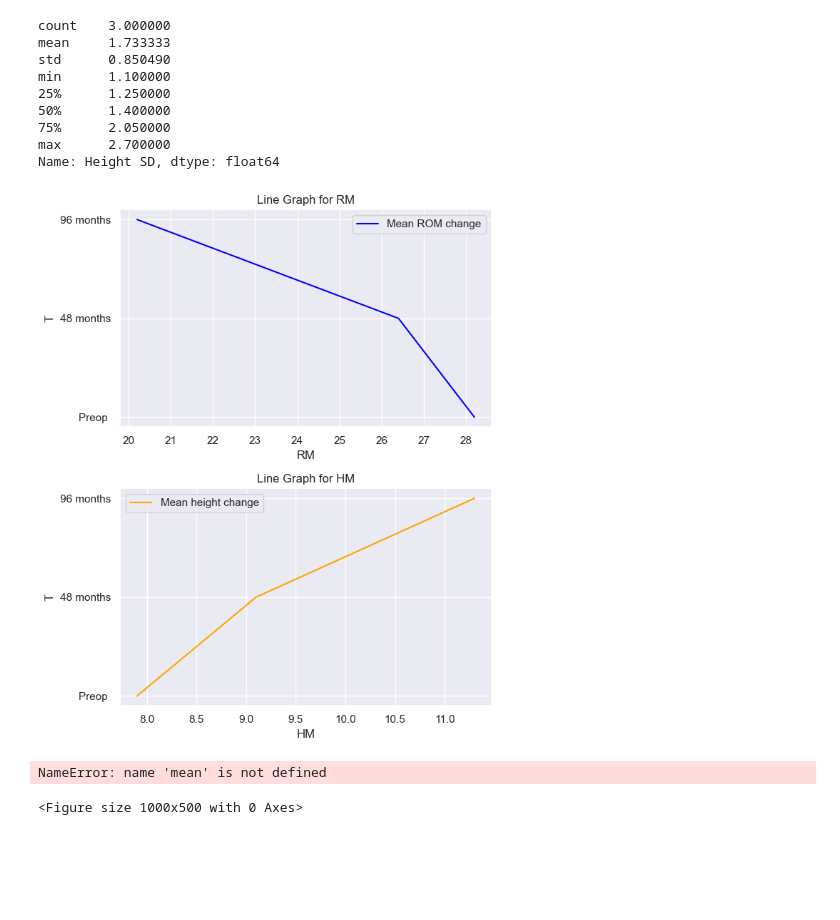
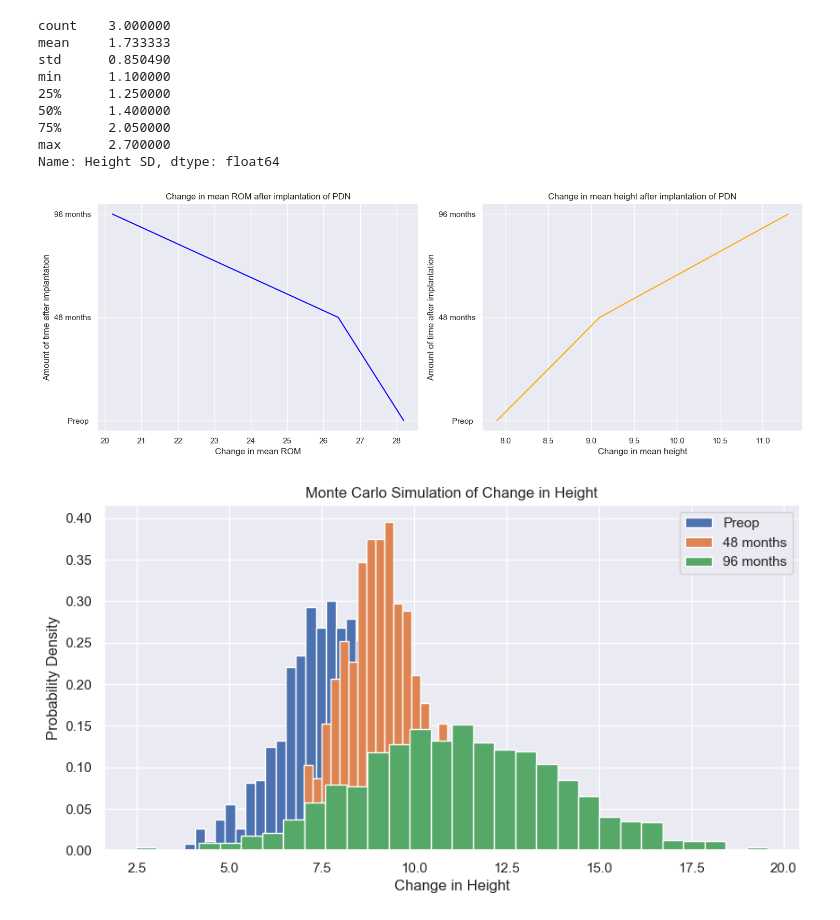
Before and after one commit to JMurd0/PDN-study-, a Jupyter notebook: Height and ROM change code.ipynb, the cells around one changed output. Drawn from its saved outputs; the diff is of its cells as text; code cells hidden in the pictures; blank space fills up the shorter version.

```diff
--- a/Height and ROM change code.ipynb
+++ b/Height and ROM change code.ipynb
@@ -61,64 +61,60 @@ Name: Height SD, dtype: float64
 # %%
 # creation of a data frame for the data set, calling columns for each variable for ease of access
 
 df = pd.DataFrame(HR)
 T = list(df.iloc[:,0])
 RM = list(df.iloc[:,1])
 RS = list(df.iloc[:,2])
 HM = list(df.iloc[:,3])
 HS = list(df.iloc[:,4])
 
 
 # Plotting line graphs
-plt.figure(figsize=(12, 8))
+plt.figure(figsize=(15, 10))
 
-# Line graph for RM
+# Line graph for the change in mean ROM
 plt.subplot(2, 2, 1)
 plt.plot(RM, T, color='blue', label='Mean ROM change')
-plt.title('Line Graph for RM')
-plt.xlabel('RM')
-plt.ylabel('T')
-plt.legend()
+plt.title('Change in mean ROM after implantation of PDN')
+plt.xlabel('Change in mean ROM')
+plt.ylabel('Amount of time after implantation')
 
-
-
-# Line graph for HM
-plt.subplot(2, 2, 3)
+# Line graph for change in mean height
+plt.subplot(2, 2, 2)
 plt.plot(HM, T, color='orange', label='Mean height change')
-plt.title('Line Graph for HM')
-plt.xlabel('HM')
-plt.ylabel('T')
-plt.legend()
-
+plt.title('Change in mean height after implantation of PDN')
+plt.xlabel('Change in mean height')
+plt.ylabel('Amount of time after implantation')
 
 
 plt.tight_layout()
 plt.show()
 # %% [output]
-[figure, old version]
+[figure, new version]
 # %%
+# creating an array for the mean and standard dev of the mean height, having to create array to show the change in height over multiple months after implantation of the PDN
 mean_change_height = np.array([7.9, 9.1, 11.3])
 std_dev_height = np.array([1.4, 1.1, 2.7])
 
-num_simulation = 1000
+num_simulations = 1000
 
 # Generate random samples for change in height using normal distribution for each mean
-change_height_simulations = np.concatenate([np.random.normal(mean, std_dev, num_simulation) for mean, std_dev in zip(mean_change_height, std_dev_height)])
+change_height_simulations = np.concatenate([np.random.normal(mean, std_dev, num_simulations) for mean, std_dev in zip(mean_change_height, std_dev_height)])
 
-# Plotting separate histograms for each scenario
+# Plotting separate histograms for preop, and then 48 and 96 months after implantation of PDN
 plt.figure(figsize=(10, 5))
 
-for label, (mean_change_height, std_dev_height) in zip(["Preop", "48 months", "96 months"], zip(mean_change_height, std_dev_height)):
-    plt.hist(np.random.normal(mean, std_dev, num_simulation), bins=30, density=True, alpha=0.7, label= label)
+for label, (mean, std_dev) in zip(["Preop", "48 months", "96 months"], zip(mean_change_height, std_dev_height)):
+    plt.hist(np.random.normal(mean, std_dev, num_simulations), bins=30, density=True, label=label)
 
+# creating graph for the monte carlo sim for change in mean height
 plt.title('Monte Carlo Simulation of Change in Height')
 plt.xlabel('Change in Height')
 plt.ylabel('Probability Density')
 plt.legend()
 plt.show()
 # %% [output]
-NameError: name 'mean' is not defined
-<Figure size 1000x500 with 0 Axes>
+[figure, added]
 # %%
 # to use multiple means and standard deviations an array must be created, arrays created for both variables
 mean_height = np.array([7.9, 9.1, 11.3])
```
Also changed, not shown: parts of 8 cells of this notebook.
